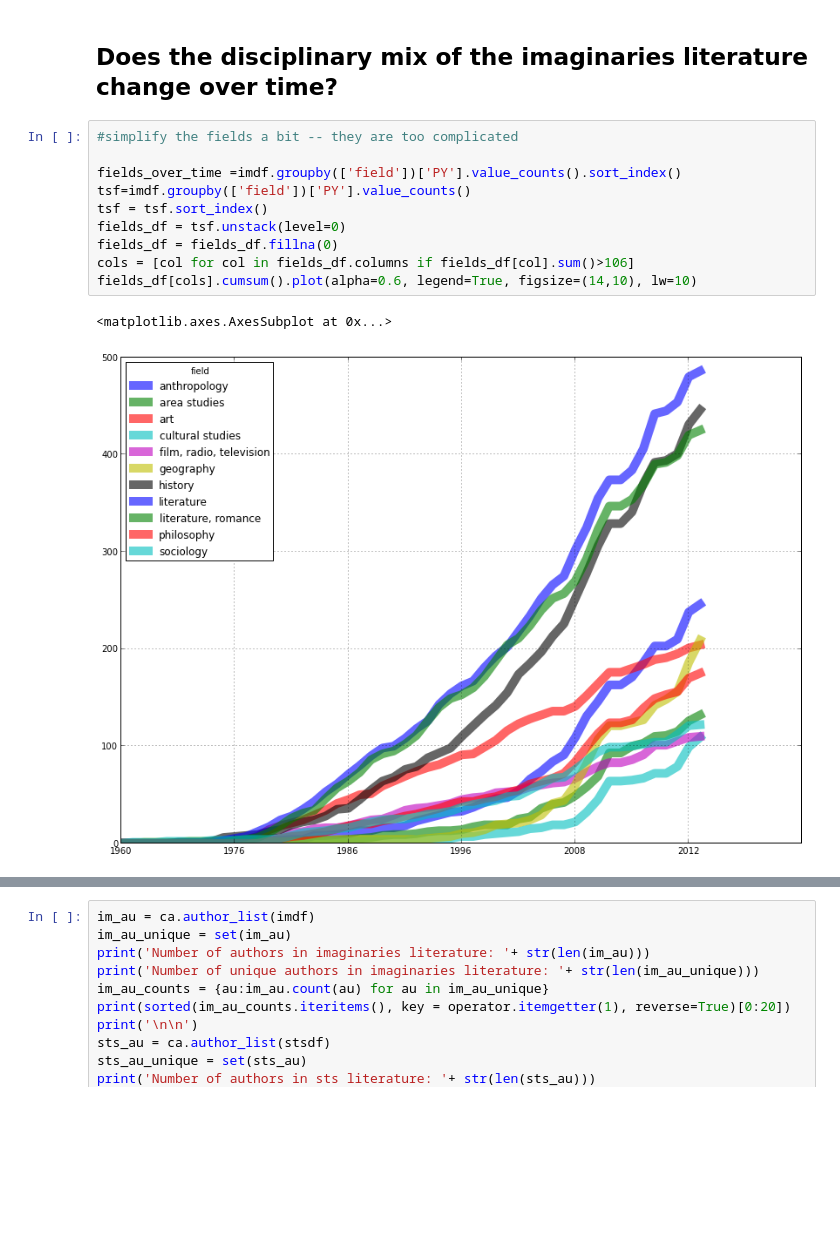
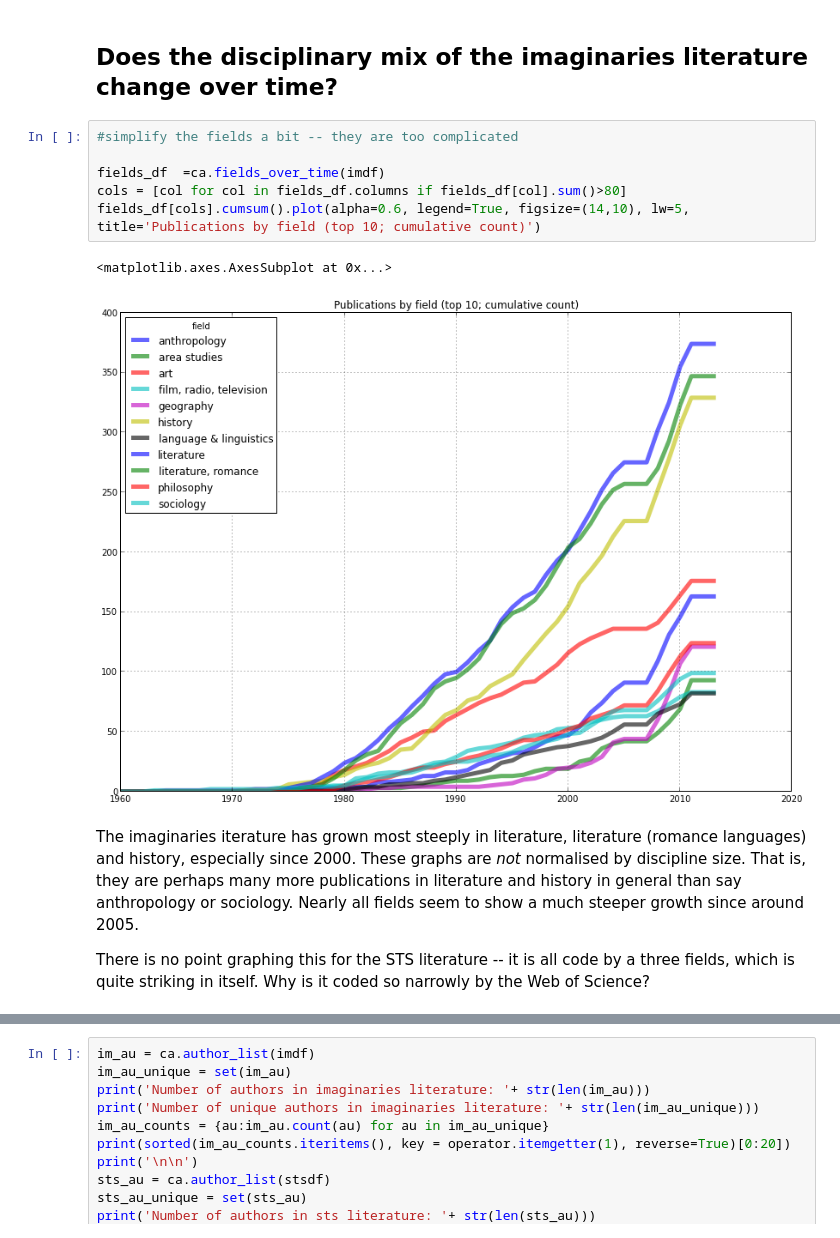
Before and after one commit to rian39/imaginaries, a Jupyter notebook: imaginaries.ipynb, the cells around one changed output, grey strips where cells are left out. Cells and saved outputs as stored; diff of their text form; blank space fills up the shorter version.

Commit message:
cleaning up notebook prior to sending around

```diff
--- a/imaginaries.ipynb
+++ b/imaginaries.ipynb
@@ -94,13 +95,13 @@ dtype: int64
 # %%
 #simplify the fields a bit -- they are too complicated
 
-fields_over_time =imdf.groupby(['field'])['PY'].value_counts().sort_index()
-tsf=imdf.groupby(['field'])['PY'].value_counts()
-tsf = tsf.sort_index()
-fields_df = tsf.unstack(level=0)
-fields_df = fields_df.fillna(0)
-cols = [col for col in fields_df.columns if fields_df[col].sum()>106]
-fields_df[cols].cumsum().plot(alpha=0.6, legend=True, figsize=(14,10), lw=10)
+fields_df  =ca.fields_over_time(imdf)
+cols = [col for col in fields_df.columns if fields_df[col].sum()>80]
+fields_df[cols].cumsum().plot(alpha=0.6, legend=True, figsize=(14,10), lw=5, title='Publications by field (top 10; cumulative count)')
 # %% [output]
 <matplotlib.axes.AxesSubplot at 0x...>
-[figure, old version]
+[figure, new version]
+# %% [markdown]
+The imaginaries iterature has grown  most steeply in literature, literature (romance languages) and history, especially since 2000. These graphs are _not_ normalised by discipline size. That is, they are perhaps many more publications in literature and history in general than say anthropology or sociology. Nearly all fields seem to show a much steeper growth since around 2005.
+
+There is no point graphing this for the STS literature -- it is all code by a three fields, which is quite striking in itself. Why is it coded so narrowly by the Web of Science?
```
Also changed, not shown: parts of 20 cells of this notebook, 1 other file.
